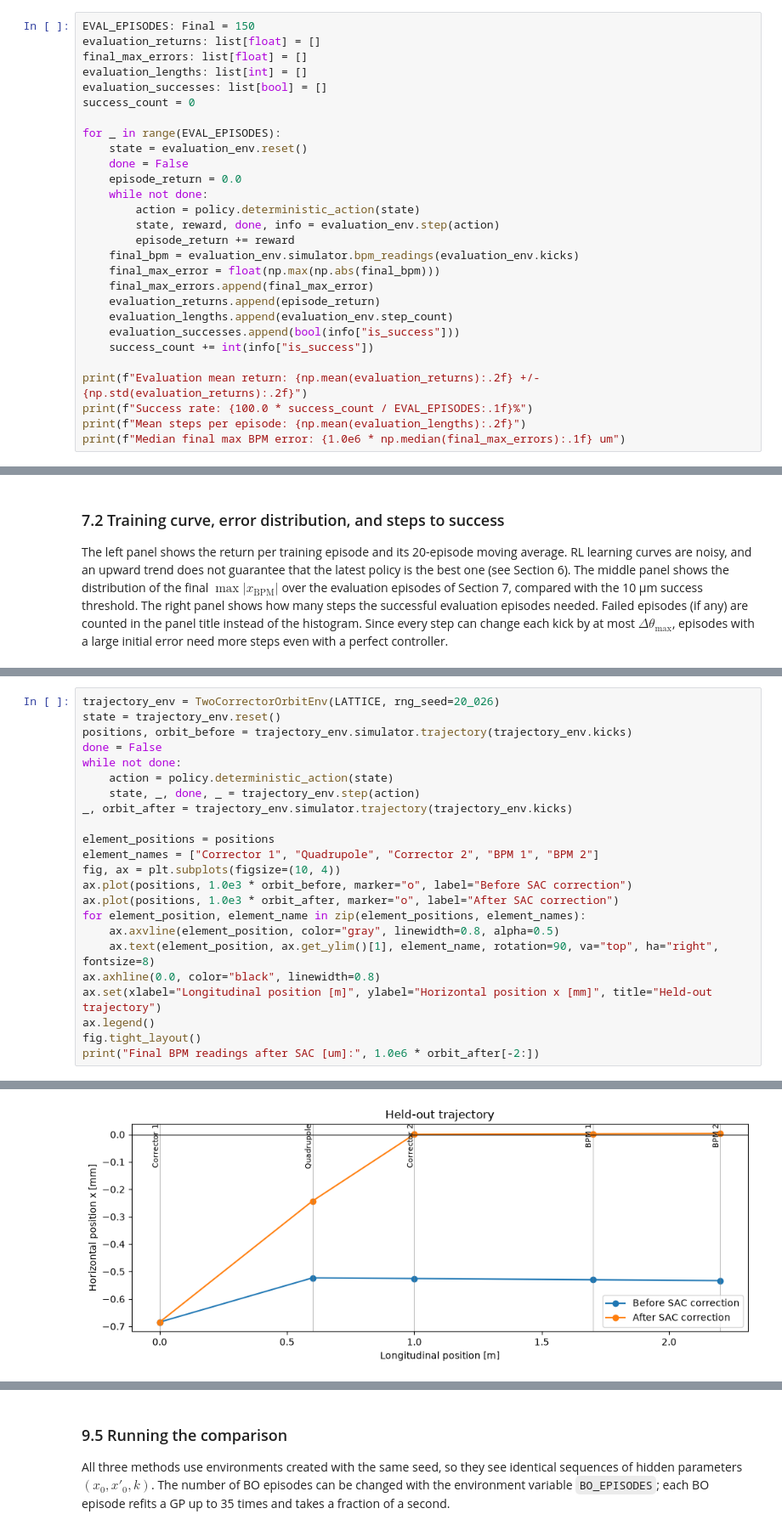
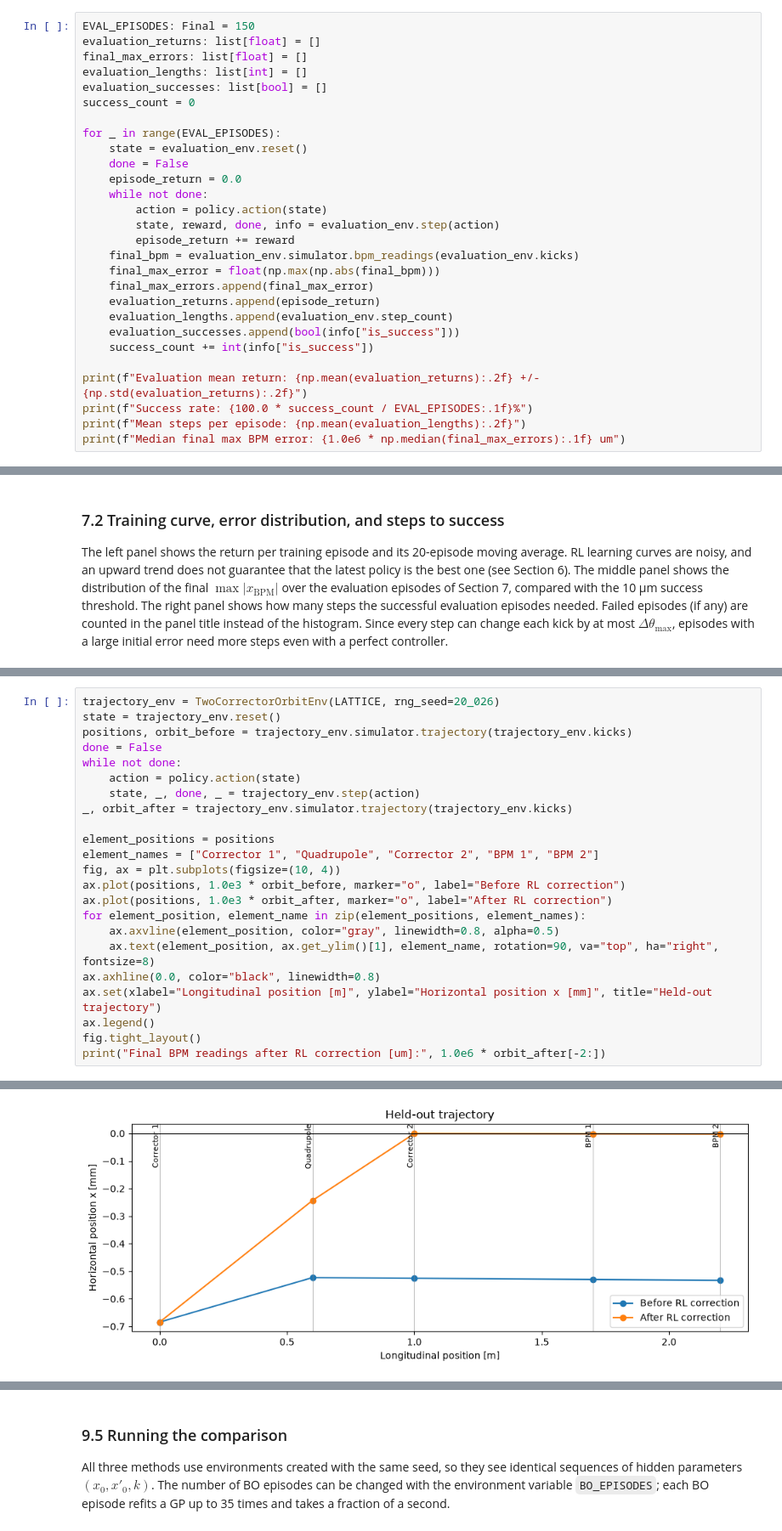
Before and after one commit to e362scibar/isba-examples, a Jupyter notebook: orbit_corr_rl.ipynb, the cells around one changed output, grey strips where cells are left out. Shown at 85% size. Drawn from its saved outputs; the diff is of its cells as text.

```diff
--- a/orbit_corr_rl.ipynb
+++ b/orbit_corr_rl.ipynb
@@ -1253,7 +964,7 @@ for _ in range(EVAL_EPISODES):
     done = False
     episode_return = 0.0
     while not done:
-        action = policy.deterministic_action(state)
+        action = policy.action(state)
         state, reward, done, info = evaluation_env.step(action)
         episode_return += reward
     final_bpm = evaluation_env.simulator.bpm_readings(evaluation_env.kicks)
@@ -1407,15 +1118,15 @@ state = trajectory_env.reset()
 positions, orbit_before = trajectory_env.simulator.trajectory(trajectory_env.kicks)
 done = False
 while not done:
-    action = policy.deterministic_action(state)
+    action = policy.action(state)
     state, _, done, _ = trajectory_env.step(action)
 _, orbit_after = trajectory_env.simulator.trajectory(trajectory_env.kicks)
 
 element_positions = positions
 element_names = ["Corrector 1", "Quadrupole", "Corrector 2", "BPM 1", "BPM 2"]
 fig, ax = plt.subplots(figsize=(10, 4))
-ax.plot(positions, 1.0e3 * orbit_before, marker="o", label="Before SAC correction")
-ax.plot(positions, 1.0e3 * orbit_after, marker="o", label="After SAC correction")
+ax.plot(positions, 1.0e3 * orbit_before, marker="o", label="Before RL correction")
+ax.plot(positions, 1.0e3 * orbit_after, marker="o", label="After RL correction")
 for element_position, element_name in zip(element_positions, element_names):
     ax.axvline(element_position, color="gray", linewidth=0.8, alpha=0.5)
     ax.text(element_position, ax.get_ylim()[1], element_name, rotation=90, va="top", ha="right", fontsize=8)
@@ -1423,5 +1134,5 @@ ax.axhline(0.0, color="black", linewidth=0.8)
 ax.set(xlabel="Longitudinal position [m]", ylabel="Horizontal position x [mm]", title="Held-out trajectory")
 ax.legend()
 fig.tight_layout()
-print("Final BPM readings after SAC [um]:", 1.0e6 * orbit_after[-2:])
+print("Final BPM readings after RL correction [um]:", 1.0e6 * orbit_after[-2:])
 # %% [output]
@@ -1429,4 +1140,4 @@ Final BPM readings after SAC [um]: [2.44354097 3.61598986]
-[figure, old version]
+[figure, new version]
 # %% [markdown]
 ## 8. Discussion and limitations
 
```
Also changed, not shown: parts of 21 cells of this notebook, 1 other file.
